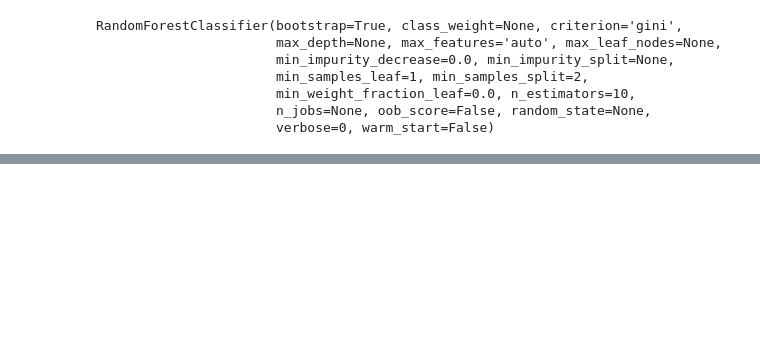
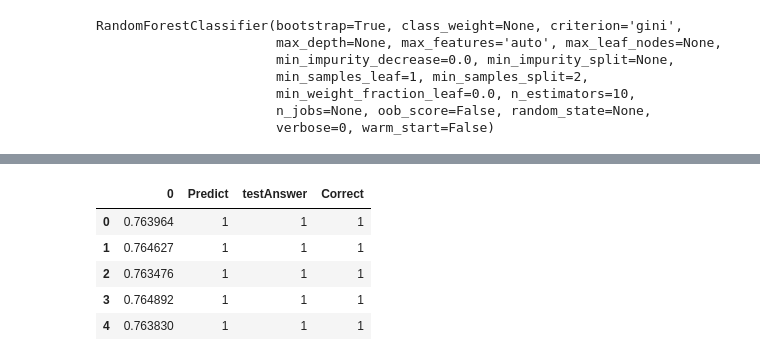
Before and after one commit to jzhan2543/fall19ml-moviepredictions, a Jupyter notebook: movie_notebook.ipynb, the cells around one changed output, grey strips where cells are left out. Saved outputs shown, nothing was run; the diff lists cells and outputs as text; code cells hidden in the pictures; blank space fills up the shorter version.

```diff
--- a/movie_notebook.ipynb
+++ b/movie_notebook.ipynb
@@ -473,0 +488,16 @@ knn_result['Correct'].mean()
+# %%
+#trying to get svm to work??
+result = svm_fit.predict_proba(X_test)
+svm_result = pd.DataFrame(result[:,1])
+svm_result['Predict'] = svm_result[0].map(lambda s: 1 if s >= 0.6  else 0)
+svm_result['testAnswer'] = pd.DataFrame(test_result)
+svm_result['Correct'] = np.where((svm_result['Predict'] == svm_result['testAnswer'])
+                     , 1, 0)
+svm_result.head()
+# %% [output]
+|  | 0 | Predict | testAnswer | Correct |
+| 0 | 0.763964 | 1 | 1 | 1 |
+| 1 | 0.764627 | 1 | 1 | 1 |
+| 2 | 0.763476 | 1 | 1 | 1 |
+| 3 | 0.764892 | 1 | 1 | 1 |
+| 4 | 0.763830 | 1 | 1 | 1 |
```
Also changed, not shown: parts of 18 cells of this notebook.
